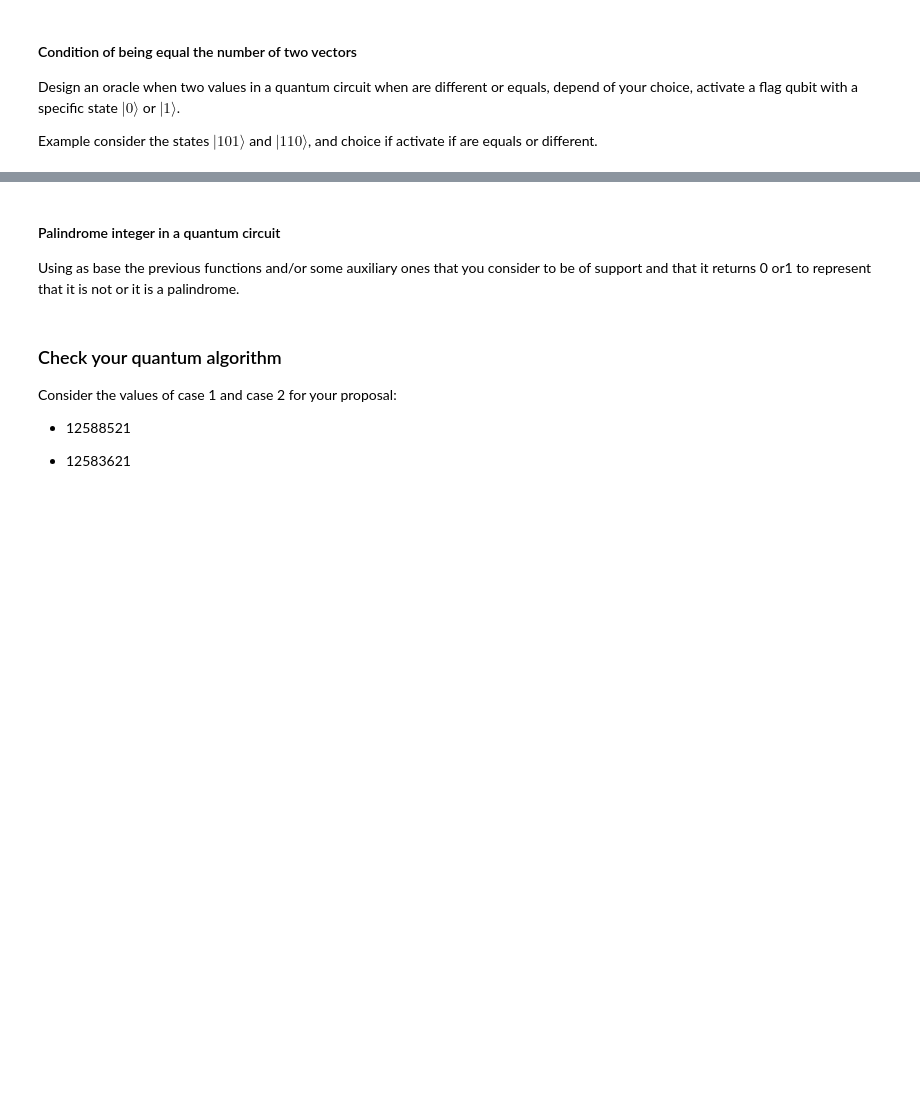
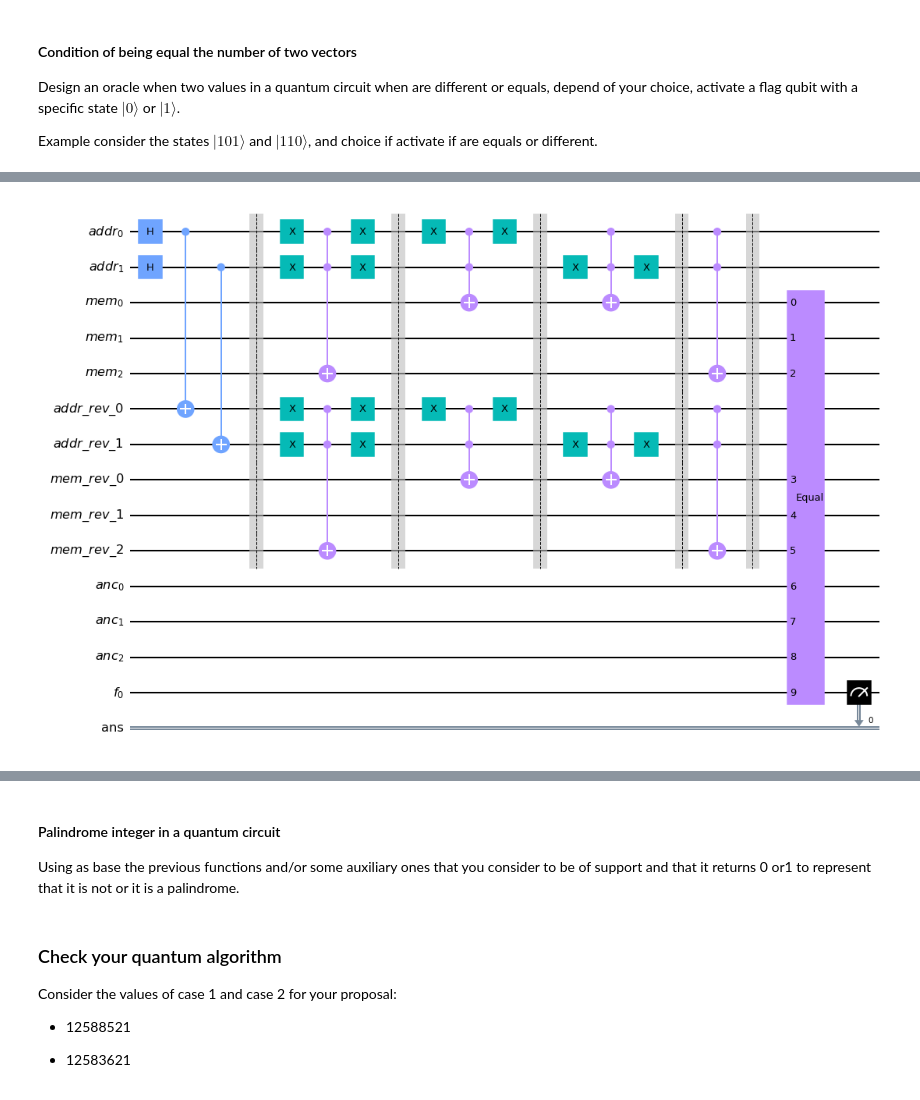
Before and after one commit to qosf/monthly-challenges, a Jupyter notebook: challenge-2022.07-jul/giorgosgiapis/challenge-2022.07-jul.ipynb, the cells around one changed output, grey strips where cells are left out. Drawn from its saved outputs; the diff is of its cells as text; code cells hidden in the pictures; blank space fills up the shorter version.

```diff
--- a/challenge-2022.07-jul/giorgosgiapis/challenge-2022.07-jul.ipynb
+++ b/challenge-2022.07-jul/giorgosgiapis/challenge-2022.07-jul.ipynb
@@ -226,12 +247,9 @@ def combined_circuit(input_value):
     cbit = ClassicalRegister(1, 'ans')
     qc.add_register(cbit)
     qc.measure(flag, cbit)
-    N = len(addr)
-    initial = Statevector.from_label('00' * N)
-    for i in range(1, 2**N):
-        state = 2 * bin(i)[2:].zfill(N)
-        initial += Statevector.from_label(state)
-    initial /= LA.norm(initial)
     init = QuantumCircuit(addr, mem, addr_rev, mem_rev, anc, flag, cbit)
-    init.initialize(initial, list(addr) + list(addr_rev))
+    init.h(addr)
+    for (i, qubit) in enumerate(addr):
+        init.cx(qubit, addr_rev[i])
+    init.barrier(addr, mem, addr_rev, mem_rev)
     return init.compose(qc)
@@ -237,0 +260,5 @@ def combined_circuit(input_value):
+# %%
+example_circ = combined_circuit(1441)
+example_circ.draw(output='mpl')
+# %% [output]
+[figure, added]
```
Also changed, not shown: parts of 8 cells of this notebook.
